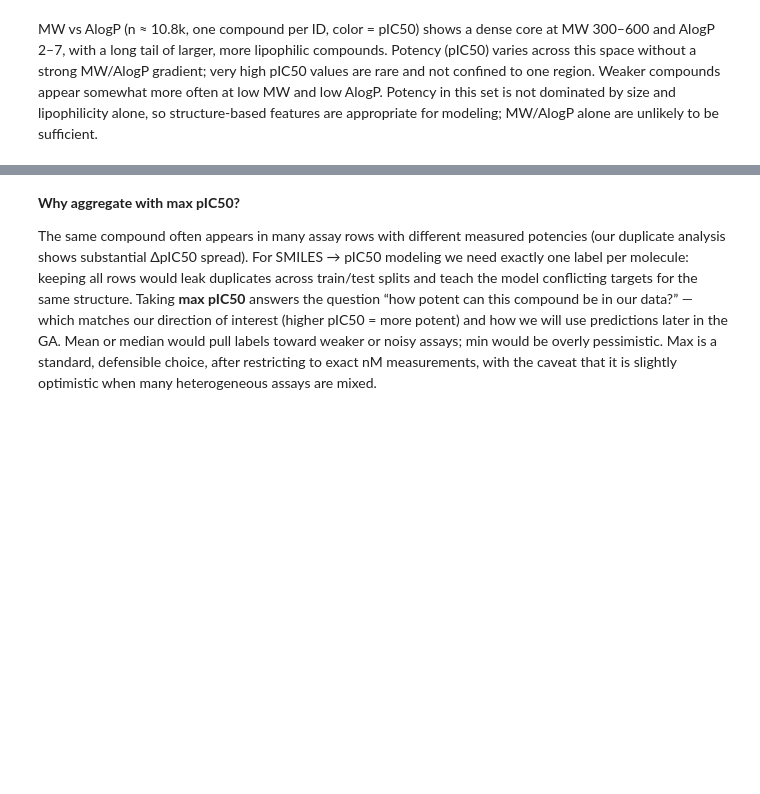
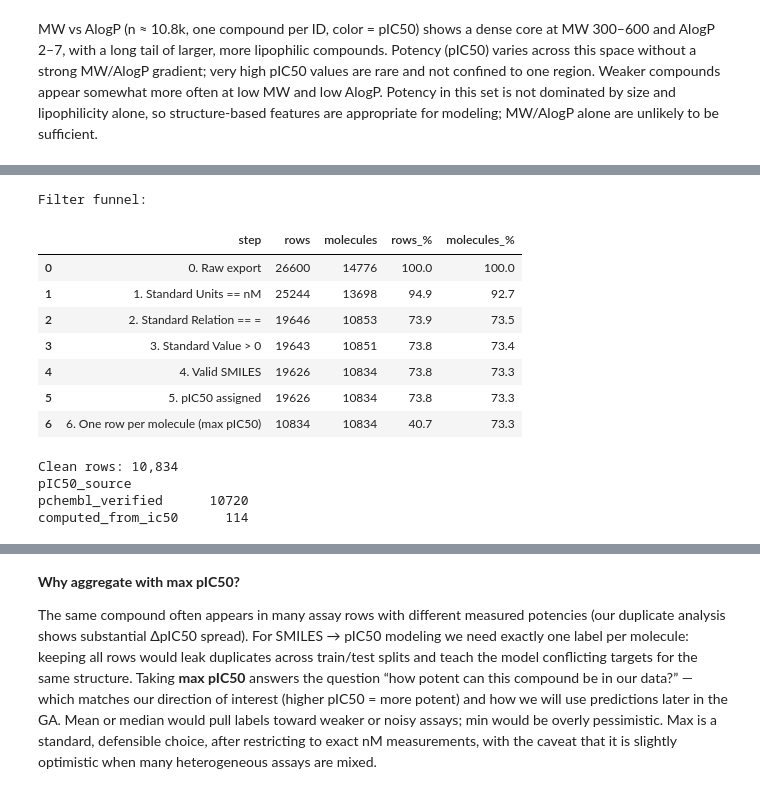
Before and after one commit to killica/DrugDiscovery, a Jupyter notebook: data/01_preprocessing.ipynb, the cells around one changed output, grey strips where cells are left out. Drawn from its saved outputs; the diff is of its cells as text; code cells hidden in the pictures; blank space fills up the shorter version.

Commit message:
Polishing notebook, sectioning, and saving the clean dataset

```diff
--- a/data/01_preprocessing.ipynb
+++ b/data/01_preprocessing.ipynb
@@ -430,0 +428,46 @@ computed_from_ic50      114
+# %%
+# One row per molecule — keep best potency (max pIC50)
+clean = (
+    clean.sort_values('pIC50', ascending=False)
+    .groupby('Molecule ChEMBL ID', as_index=False)
+    .agg({
+        'Smiles': 'first',
+        'Molecule Name': 'first',
+        'Standard Value': 'first',
+        'pChEMBL Value': 'first',
+        'pIC50': 'first',
+        'pIC50_source': 'first',
+        'Standard Units': 'first',
+        'Target Name': 'first',
+    })
+)
+
+clean['target'] = clean['pIC50']
+_funnel_record(clean, '6. One row per molecule (max pIC50)')
+
+funnel_df = pd.DataFrame(funnel)
+base_rows = funnel_df['rows'].iloc[0]
+base_mols = funnel_df['molecules'].iloc[0]
+funnel_df['rows_%'] = (funnel_df['rows'] / base_rows * 100).round(1)
+funnel_df['molecules_%'] = (funnel_df['molecules'] / base_mols * 100).round(1)
+
+print('Filter funnel:')
+display(funnel_df)
+
+print(f"\nClean rows: {len(clean):,}")
+print(clean['pIC50_source'].value_counts().to_string())
+display(clean[['Molecule ChEMBL ID', 'Smiles', 'Standard Value', 'pChEMBL Value', 'pIC50', 'pIC50_source']].head())
+# %% [output]
+Filter funnel:
+|  | step | rows | molecules | rows_% | molecules_% |
+| 0 | 0. Raw export | 26600 | 14776 | 100.0 | 100.0 |
+| 1 | 1. Standard Units == nM | 25244 | 13698 | 94.9 | 92.7 |
+| 2 | 2. Standard Relation == = | 19646 | 10853 | 73.9 | 73.5 |
+| 3 | 3. Standard Value > 0 | 19643 | 10851 | 73.8 | 73.4 |
+| 4 | 4. Valid SMILES | 19626 | 10834 | 73.8 | 73.3 |
+| 5 | 5. pIC50 assigned | 19626 | 10834 | 73.8 | 73.3 |
+| 6 | 6. One row per molecule (max pIC50) | 10834 | 10834 | 40.7 | 73.3 |
+Clean rows: 10,834
+pIC50_source
+pchembl_verified      10720
+computed_from_ic50      114
```
Also changed, not shown: parts of 20 cells of this notebook, 1 other file.
